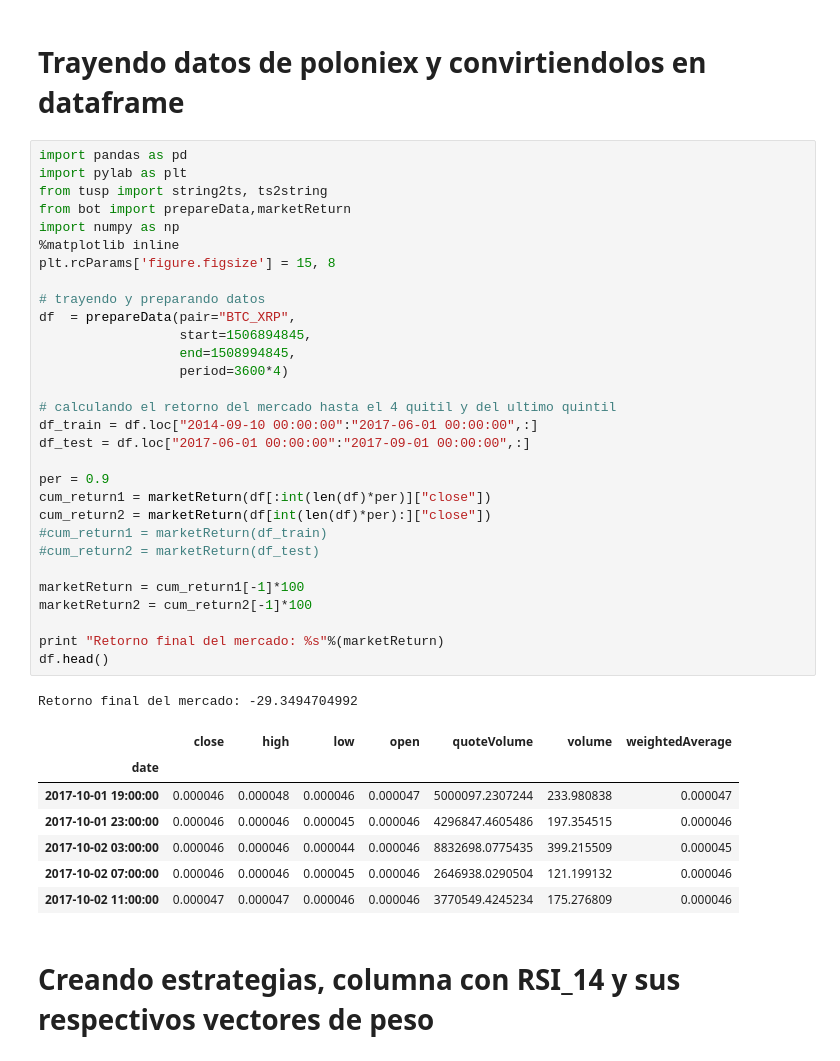
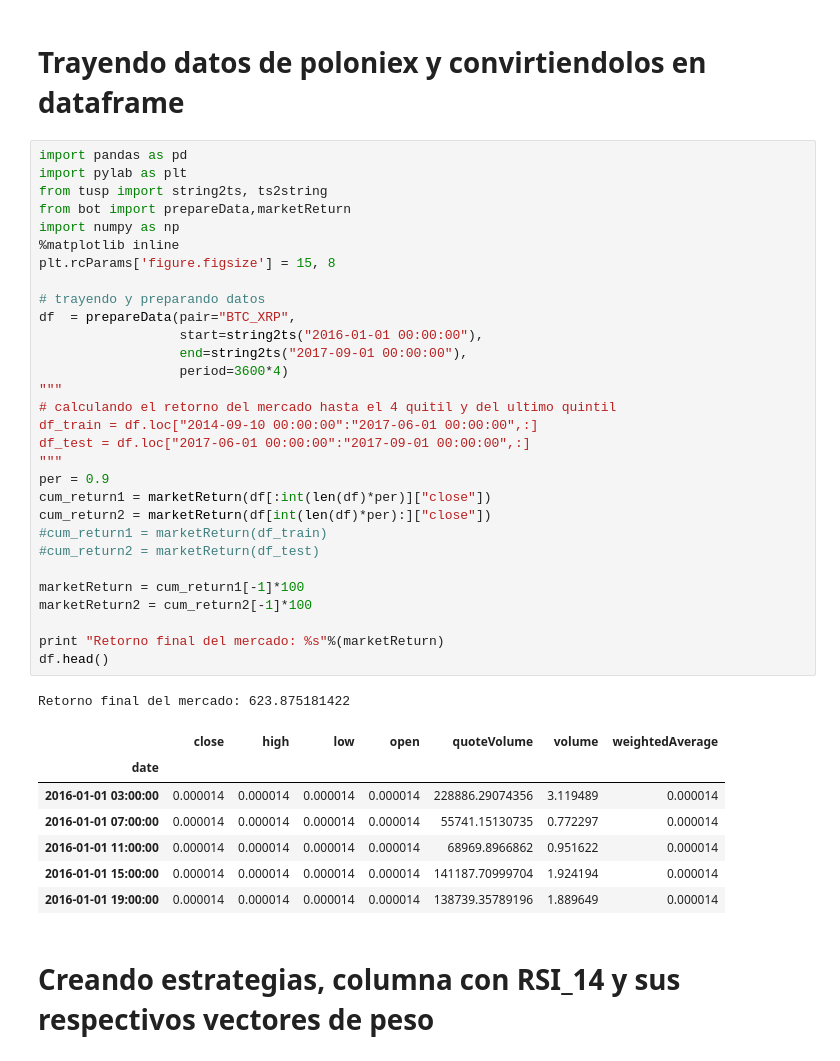
Before and after one commit to ADCryptoSolutions/adcb, a Jupyter notebook: ML strategy.ipynb, the cells around one changed output. Cells and saved outputs as stored; diff of their text form.

```diff
--- a/ML strategy.ipynb
+++ b/ML strategy.ipynb
@@ -3,42 +3,42 @@
 # %%
 import pandas as pd
 import pylab as plt
 from tusp import string2ts, ts2string
 from bot import prepareData,marketReturn
 import numpy as np
 %matplotlib inline
 plt.rcParams['figure.figsize'] = 15, 8
 
 # trayendo y preparando datos
 df  = prepareData(pair="BTC_XRP",
-                  start=1506894845,
-                  end=1508994845,
+                  start=string2ts("2016-01-01 00:00:00"),
+                  end=string2ts("2017-09-01 00:00:00"),
                   period=3600*4)
-
+"""
 # calculando el retorno del mercado hasta el 4 quitil y del ultimo quintil
 df_train = df.loc["2014-09-10 00:00:00":"2017-06-01 00:00:00",:]
 df_test = df.loc["2017-06-01 00:00:00":"2017-09-01 00:00:00",:]
-
+"""
 per = 0.9
 cum_return1 = marketReturn(df[:int(len(df)*per)]["close"])
 cum_return2 = marketReturn(df[int(len(df)*per):]["close"])
 #cum_return1 = marketReturn(df_train)
 #cum_return2 = marketReturn(df_test)
 
 marketReturn = cum_return1[-1]*100
 marketReturn2 = cum_return2[-1]*100
 
 print "Retorno final del mercado: %s"%(marketReturn)
 df.head()
 # %% [output]
-Retorno final del mercado: -29.3494704992
+Retorno final del mercado: 623.875181422
 |  | close | high | low | open | quoteVolume | volume | weightedAverage |
 | date |  |  |  |  |  |  |  |
-| 2017-10-01 19:00:00 | 0.000046 | 0.000048 | 0.000046 | 0.000047 | 5000097.2307244 | 233.980838 | 0.000047 |
-| 2017-10-01 23:00:00 | 0.000046 | 0.000046 | 0.000045 | 0.000046 | 4296847.4605486 | 197.354515 | 0.000046 |
-| 2017-10-02 03:00:00 | 0.000046 | 0.000046 | 0.000044 | 0.000046 | 8832698.0775435 | 399.215509 | 0.000045 |
-| 2017-10-02 07:00:00 | 0.000046 | 0.000046 | 0.000045 | 0.000046 | 2646938.0290504 | 121.199132 | 0.000046 |
-| 2017-10-02 11:00:00 | 0.000047 | 0.000047 | 0.000046 | 0.000046 | 3770549.4245234 | 175.276809 | 0.000046 |
+| 2016-01-01 03:00:00 | 0.000014 | 0.000014 | 0.000014 | 0.000014 | 228886.29074356 | 3.119489 | 0.000014 |
+| 2016-01-01 07:00:00 | 0.000014 | 0.000014 | 0.000014 | 0.000014 | 55741.15130735 | 0.772297 | 0.000014 |
+| 2016-01-01 11:00:00 | 0.000014 | 0.000014 | 0.000014 | 0.000014 | 68969.8966862 | 0.951622 | 0.000014 |
+| 2016-01-01 15:00:00 | 0.000014 | 0.000014 | 0.000014 | 0.000014 | 141187.70999704 | 1.924194 | 0.000014 |
+| 2016-01-01 19:00:00 | 0.000014 | 0.000014 | 0.000014 | 0.000014 | 138739.35789196 | 1.889649 | 0.000014 |
 # %% [markdown]
 # Creando estrategias, columna con RSI_14 y sus respectivos vectores de peso
 # %%
```
Also changed, not shown: parts of 4 cells of this notebook, 10 other files.
